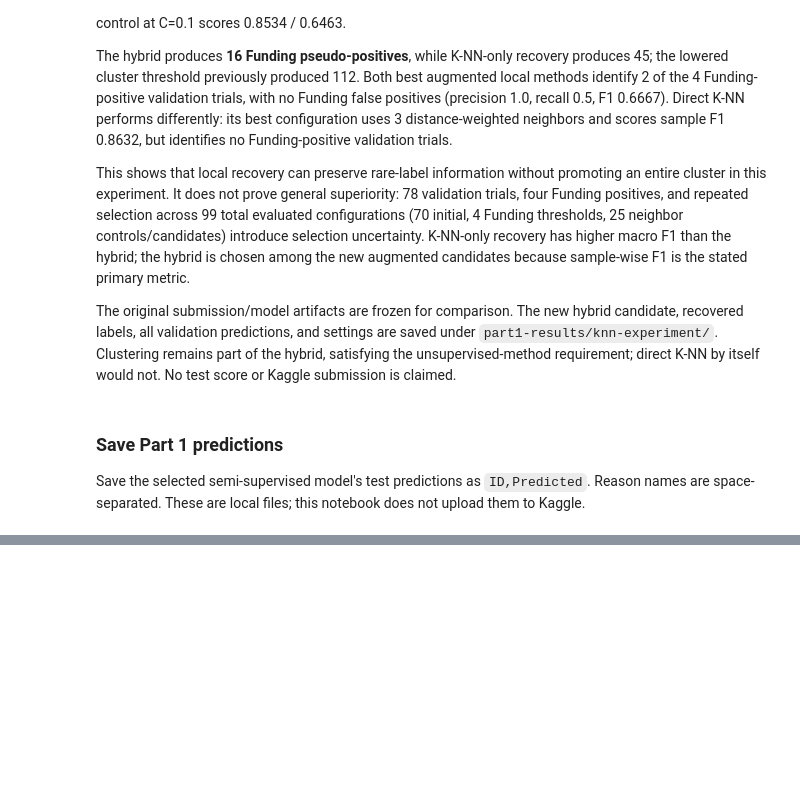
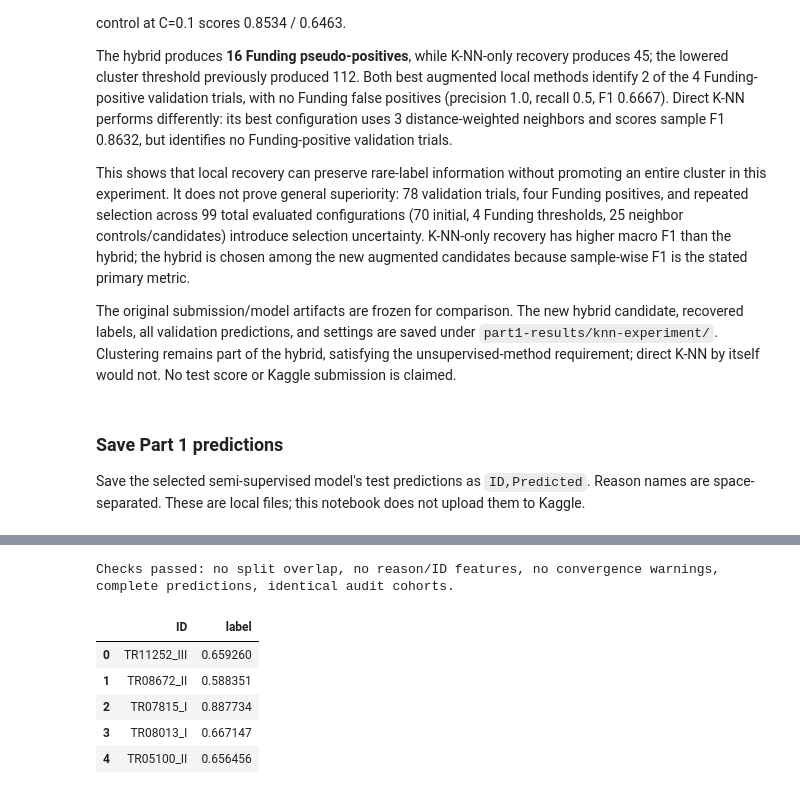
Before and after one commit to jontumalle/applied-ml-midterm, a Jupyter notebook: CS5785_Midterm_Starter.ipynb, the cells around one changed output, grey strips where cells are left out. Cells and saved outputs as stored; diff of their text form; code cells hidden in the pictures; blank space fills up the shorter version.

```diff
--- a/CS5785_Midterm_Starter.ipynb
+++ b/CS5785_Midterm_Starter.ipynb
@@ -950,0 +1305,35 @@ part2_submission.head()
+# %%
+latex_end = chr(92) * 2
+metric_rows = [r"\begin{tabular}{llrrrr}", r"\toprule",
+               "Phase & Model & F1 & ROC & AP & Loss " + latex_end, r"\midrule"]
+for phase in PHASES:
+    for model in ("Baseline", "Selected"):
+        row = metric_comparison[(metric_comparison.phase == phase) & (metric_comparison.model == model)].iloc[0]
+        metric_rows.append(f"{phase} & {model} & {row.F1:.3f} & {row.ROC_AUC:.3f} & {row.AP:.3f} & {row.log_loss:.3f} " + latex_end)
+metric_rows.extend([r"\bottomrule", r"\end{tabular}"])
+_ = (PROJECT_DIR / "writeup" / "part2_metrics.tex").write_text("\n".join(metric_rows) + "\n")
+
+error_rows = [r"\begin{tabular}{llrrrrr}", r"\toprule",
+              "Phase & Reason & n & Obs. & Pred. & Base & Sel. " + latex_end, r"\midrule"]
+for _, row in part2_error_comparison.iterrows():
+    reason = "No record" if row.reason == "No recorded reason" else row.reason
+    original_rate = "N/A" if pd.isna(row.false_success_rate_baseline) else f"{row.false_success_rate_baseline:.2f}"
+    selected_rate = "N/A" if pd.isna(row.false_success_rate_selected) else f"{row.false_success_rate_selected:.2f}"
+    error_rows.append(f"{row.phase} & {reason} & {row.n} & {row.observed_reason_n} & {row.predicted_reason_n} & {original_rate} & {selected_rate} " + latex_end)
+error_rows.extend([r"\bottomrule", r"\end{tabular}"])
+_ = (PROJECT_DIR / "writeup" / "part2_reason_errors.tex").write_text("\n".join(error_rows) + "\n")
+
+assert all(row["convergence_warnings"] == 0 for row in part2_records)
+assert set(part2_selected_validation.ID) == set(outcome_val.ID)
+assert part2_selected_validation.probability.between(0, 1).all()
+assert part2_error_comparison["n"].equals(baseline_reason_errors["n"])
+print("Checks passed: no split overlap, no reason/ID features, no convergence warnings, complete predictions, identical audit cohorts.")
+part2_submission.head()
+# %% [output]
+Checks passed: no split overlap, no reason/ID features, no convergence warnings, complete predictions, identical audit cohorts.
+|  | ID | label |
+| 0 | TR11252_III | 0.659260 |
+| 1 | TR08672_II | 0.588351 |
+| 2 | TR07815_I | 0.887734 |
+| 3 | TR08013_I | 0.667147 |
+| 4 | TR05100_II | 0.656456 |
```
Also changed, not shown: parts of 19 cells of this notebook, 24 other files.
